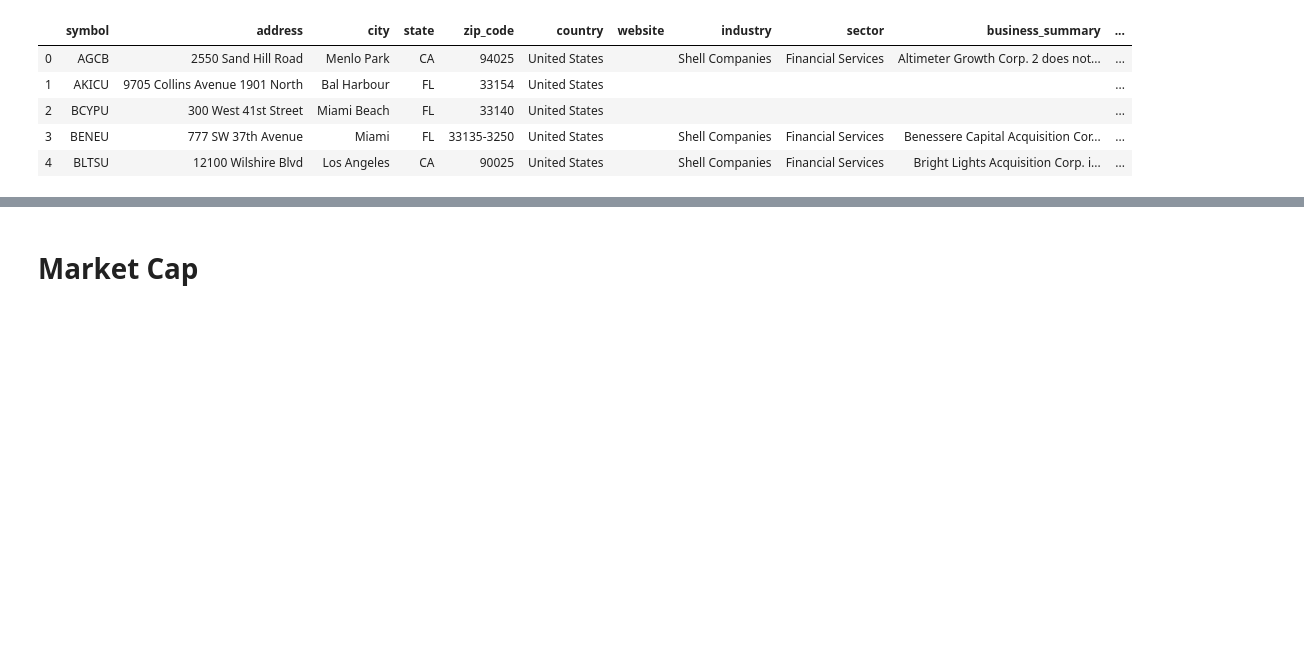
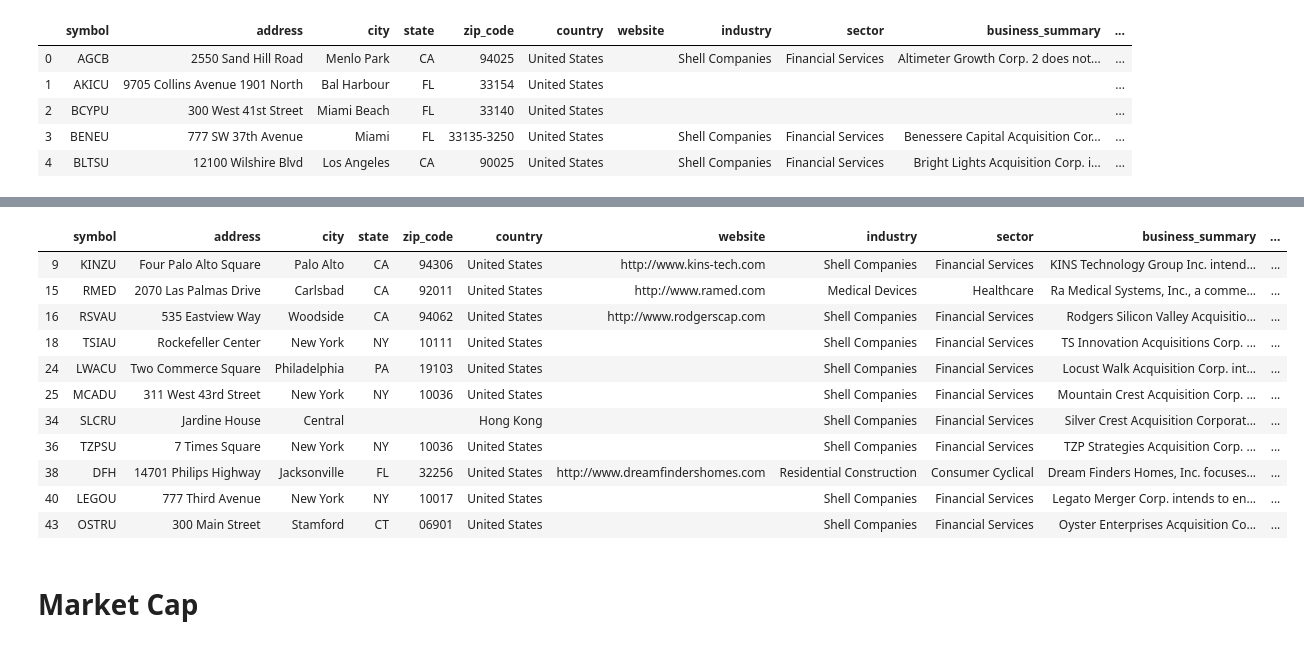
Before and after one commit to admiral810/IPO_tracker, a Jupyter notebook: get_IPO_data.ipynb, the cells around one changed output, grey strips where cells are left out. Saved outputs shown, nothing was run; the diff lists cells and outputs as text; code cells hidden in the pictures; blank space fills up the shorter version.

```diff
--- a/get_IPO_data.ipynb
+++ b/get_IPO_data.ipynb
@@ -730,0 +733,13 @@ comp_info_df.to_sql('company_info', con=engine, if_exists='append', index=False)
+# %%
+# query characteristics with NULL or blank values for industry or sector
+engine = create_engine(f'mysql://{dbuser}:{dbpass}@{dbhost}/{dbname}?charset=utf8')
+connection = engine.connect()
+ci_limited_df = pd.read_sql("""
+                        SELECT *
+                        FROM company_info
+                        WHERE industry IS NULL
+                            OR industry = ''
+                            OR sector IS NULL
+                            OR sector = ''""", connection)
+connection.close()
+ci_limited_df.head()
@@ -730,0 +753,12 @@ comp_info_df.to_sql('company_info', con=engine, if_exists='append', index=False)
+# %%
+# create engine
+engine = create_engine(f'mysql://{dbuser}:{dbpass}@{dbhost}/{dbname}?charset=utf8')
+
+# Declare a Base using `automap_base()`
+Base = automap_base()
+
+# Use the Base class to reflect the database tables
+Base.prepare(engine, reflect=True)
+
+# Print all of the classes mapped to the Base
+Base.classes.keys()
@@ -730,0 +772,10 @@ comp_info_df.to_sql('company_info', con=engine, if_exists='append', index=False)
+# %%
+# Assign the company_info class to a variable called `Company_Info`
+Comp_Info = Base.classes.company_info
+
+# Create a session
+session = Session(engine)
+# %%
+# Use the session to query company info table and display the first 5 symbols
+for r in session.query(Comp_Info.symbol, Comp_Info.address).limit(5).all():
+    print(r)
@@ -730,0 +877,17 @@ comp_info_df.to_sql('company_info', con=engine, if_exists='append', index=False)
+# %%
+# get dataframe for company info that has industry or sector and previously didn't
+df = comp_info_df.loc[(comp_info_df['industry'] != '')  | (comp_info_df['sector'] != '')]
+df
+# %% [output]
+|  | symbol | address | city | state | zip_code | country | website | industry | sector | business_summary | ... |
+| 9 | KINZU | Four Palo Alto Square | Palo Alto | CA | 94306 | United States | http://www.kins-tech.com | Shell Companies | Financial Services | KINS Technology Group Inc. intend... | ... |
+| 15 | RMED | 2070 Las Palmas Drive | Carlsbad | CA | 92011 | United States | http://www.ramed.com | Medical Devices | Healthcare | Ra Medical Systems, Inc., a comme... | ... |
+| 16 | RSVAU | 535 Eastview Way | Woodside | CA | 94062 | United States | http://www.rodgerscap.com | Shell Companies | Financial Services | Rodgers Silicon Valley Acquisitio... | ... |
+| 18 | TSIAU | Rockefeller Center | New York | NY | 10111 | United States |  | Shell Companies | Financial Services | TS Innovation Acquisitions Corp. ... | ... |
+| 24 | LWACU | Two Commerce Square | Philadelphia | PA | 19103 | United States |  | Shell Companies | Financial Services | Locust Walk Acquisition Corp. int... | ... |
+| 25 | MCADU | 311 West 43rd Street | New York | NY | 10036 | United States |  | Shell Companies | Financial Services | Mountain Crest Acquisition Corp. ... | ... |
+| 34 | SLCRU | Jardine House | Central |  |  | Hong Kong |  | Shell Companies | Financial Services | Silver Crest Acquisition Corporat... | ... |
+| 36 | TZPSU | 7 Times Square | New York | NY | 10036 | United States |  | Shell Companies | Financial Services | TZP Strategies Acquisition Corp. ... | ... |
+| 38 | DFH | 14701 Philips Highway | Jacksonville | FL | 32256 | United States | http://www.dreamfindershomes.com | Residential Construction | Consumer Cyclical | Dream Finders Homes, Inc. focuses... | ... |
+| 40 | LEGOU | 777 Third Avenue | New York | NY | 10017 | United States |  | Shell Companies | Financial Services | Legato Merger Corp. intends to en... | ... |
+| 43 | OSTRU | 300 Main Street | Stamford | CT | 06901 | United States |  | Shell Companies | Financial Services | Oyster Enterprises Acquisition Co... | ... |
```
Also changed, not shown: parts of 6 cells of this notebook, 3 other files.
